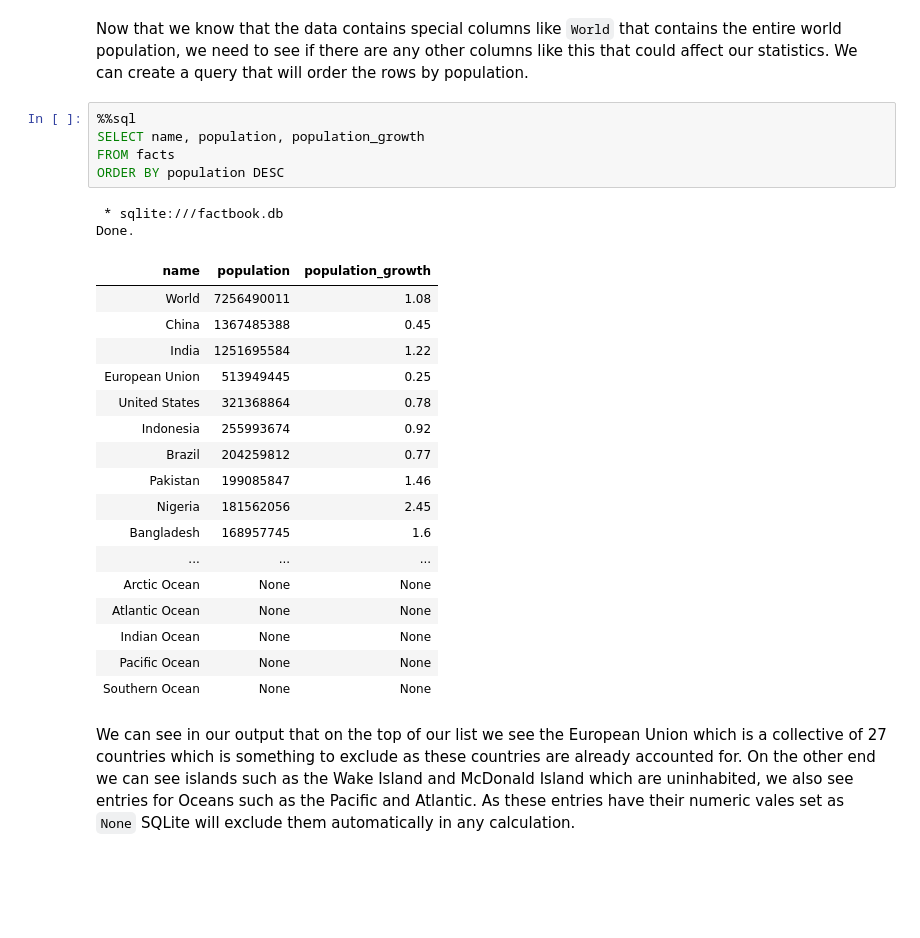
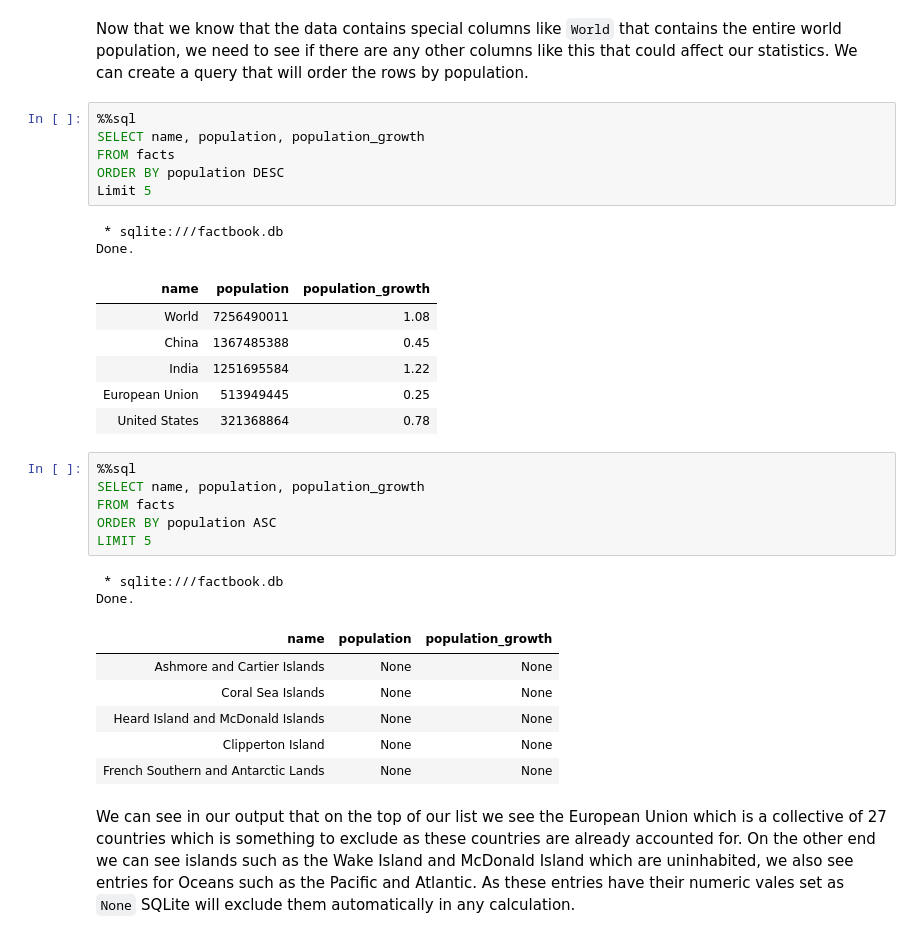
Before and after one commit to CarlWSP/SQL-FactBook, a Jupyter notebook: SQL FactBook.ipynb, the cells around one changed output. Drawn from its saved outputs; the diff is of its cells as text; blank space fills up the shorter version.

```diff
--- a/SQL FactBook.ipynb
+++ b/SQL FactBook.ipynb
@@ -117,28 +117,33 @@ Now that we know that the data contains special columns like `World` that contai
 # %%
 %%sql
 SELECT name, population, population_growth
 FROM facts
 ORDER BY population DESC
+Limit 5
 # %% [output]
  * sqlite:///factbook.db
 Done.
 | name | population | population_growth |
 | World | 7256490011 | 1.08 |
 | China | 1367485388 | 0.45 |
 | India | 1251695584 | 1.22 |
 | European Union | 513949445 | 0.25 |
 | United States | 321368864 | 0.78 |
-| Indonesia | 255993674 | 0.92 |
-| Brazil | 204259812 | 0.77 |
-| Pakistan | 199085847 | 1.46 |
-| Nigeria | 181562056 | 2.45 |
-| Bangladesh | 168957745 | 1.6 |
-| ... | ... | ... |
-| Arctic Ocean | None | None |
-| Atlantic Ocean | None | None |
-| Indian Ocean | None | None |
-| Pacific Ocean | None | None |
-| Southern Ocean | None | None |
+# %%
+%%sql
+SELECT name, population, population_growth
+FROM facts
+ORDER BY population ASC
+LIMIT 5
+# %% [output]
+ * sqlite:///factbook.db
+Done.
+| name | population | population_growth |
+| Ashmore and Cartier Islands | None | None |
+| Coral Sea Islands | None | None |
+| Heard Island and McDonald Islands | None | None |
+| Clipperton Island | None | None |
+| French Southern and Antarctic Lands | None | None |
 # %% [markdown]
 We can see in our output that on the top of our list we see the European Union which is a collective of 27 countries which is something to exclude as these countries are already accounted for. On the other end we can see islands such as the Wake Island and McDonald Island which are uninhabited, we also see entries for Oceans such as the Pacific and Atlantic. As these entries have their numeric vales set as `None` SQLite will exclude them automatically in any calculation.
 # %% [markdown]
```
